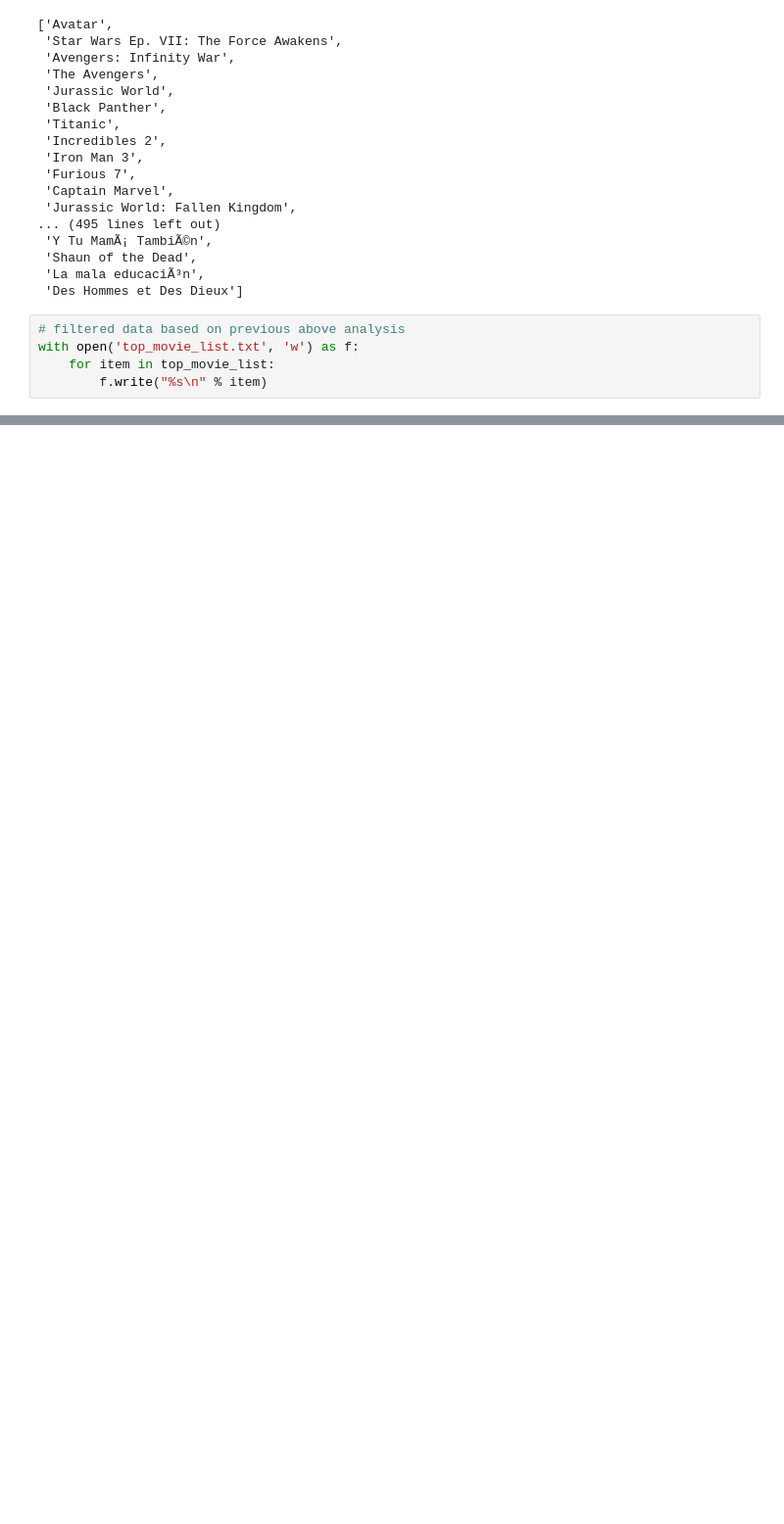
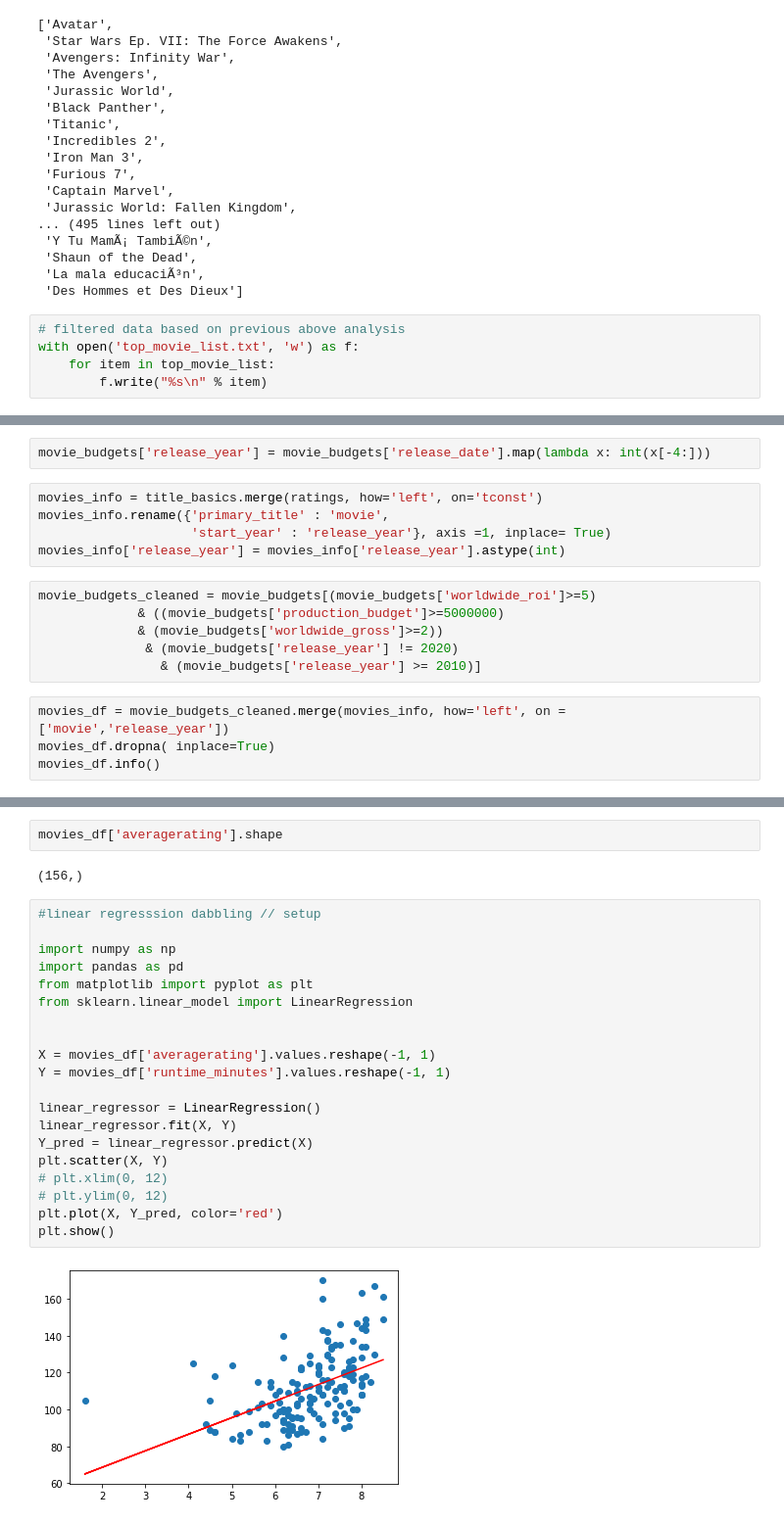
Before and after one commit to jmarkowi/Microsoft-Studios-Analysis, a Jupyter notebook: lorela_working_nb.ipynb, the cells around one changed output, grey strips where cells are left out. Shown at 98% size. Drawn from its saved outputs; the diff is of its cells as text; blank space fills up the shorter version.

```diff
--- a/lorela_working_nb.ipynb
+++ b/lorela_working_nb.ipynb
@@ -356,0 +387,17 @@ with open('top_movie_list.txt', 'w') as f:
+# %%
+movie_budgets['release_year'] = movie_budgets['release_date'].map(lambda x: int(x[-4:]))
+# %%
+movies_info = title_basics.merge(ratings, how='left', on='tconst')
+movies_info.rename({'primary_title' : 'movie',
+                    'start_year' : 'release_year'}, axis =1, inplace= True)
+movies_info['release_year'] = movies_info['release_year'].astype(int)
+# %%
+movie_budgets_cleaned = movie_budgets[(movie_budgets['worldwide_roi']>=5)
+             & ((movie_budgets['production_budget']>=5000000)
+             & (movie_budgets['worldwide_gross']>=2))
+              & (movie_budgets['release_year'] != 2020)
+                & (movie_budgets['release_year'] >= 2010)]
+# %%
+movies_df = movie_budgets_cleaned.merge(movies_info, how='left', on =['movie','release_year'])
+movies_df.dropna( inplace=True)
+movies_df.info()
@@ -356,0 +422,26 @@ with open('top_movie_list.txt', 'w') as f:
+# %%
+movies_df['averagerating'].shape
+# %% [output]
+(156,)
+# %%
+#linear regresssion dabbling // setup
+
+import numpy as np
+import pandas as pd
+from matplotlib import pyplot as plt
+from sklearn.linear_model import LinearRegression
+
+
+X = movies_df['averagerating'].values.reshape(-1, 1)
+Y = movies_df['runtime_minutes'].values.reshape(-1, 1)
+
+linear_regressor = LinearRegression()
+linear_regressor.fit(X, Y)
+Y_pred = linear_regressor.predict(X)
+plt.scatter(X, Y)
+# plt.xlim(0, 12)
+# plt.ylim(0, 12)
+plt.plot(X, Y_pred, color='red')
+plt.show()
+# %% [output]
+[figure, added]
```
Also changed, not shown: parts of 17 cells of this notebook.
